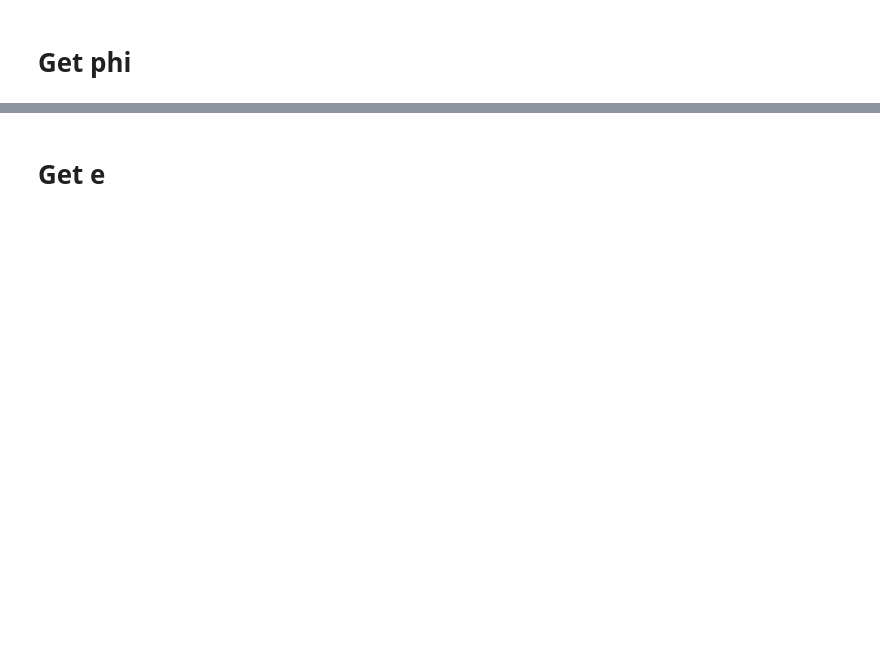
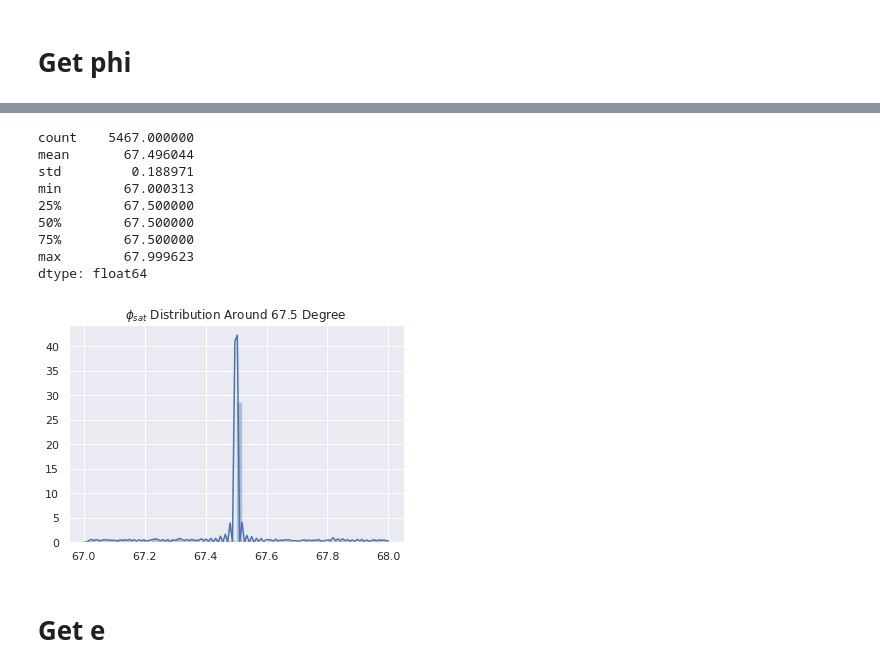
Before and after one commit to aa-12323/sa, a Jupyter notebook: lib/phi_e_sat.ipynb, the cells around one changed output, grey strips where cells are left out. Cells and saved outputs as stored; diff of their text form; code cells hidden in the pictures; blank space fills up the shorter version.

```diff
--- a/lib/phi_e_sat.ipynb
+++ b/lib/phi_e_sat.ipynb
@@ -109,2 +178,20 @@ pd.Series(phi_1d).describe()
+# %%
+second_cluster_left=np.sum(phi_count[0][0:67])
+second_length=phi_count[0][sort][0]
+second_cluster=phi_1d[second_cluster_left:second_cluster_left+second_length]
+ax = sns.distplot(second_cluster)
+ax.set_title("$\phi_{sat}$ Distribution Around 67.5 Degree")
+pd.Series(second_cluster).describe()
+# %% [output]
+count    5467.000000
+mean       67.496044
+std         0.188971
+min        67.000313
+25%        67.500000
+50%        67.500000
+75%        67.500000
+max        67.999623
+dtype: float64
+[figure, added]
 # %% [markdown]
 # Get e
```
Also changed, not shown: parts of 23 cells of this notebook, 2 other files.
